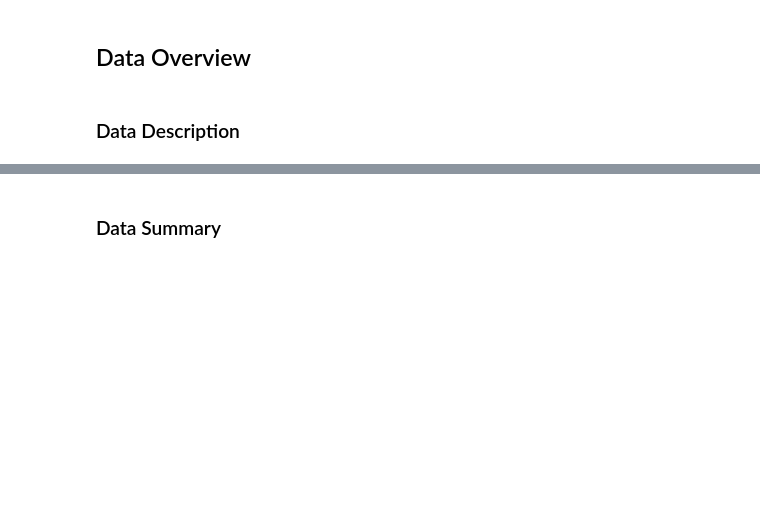
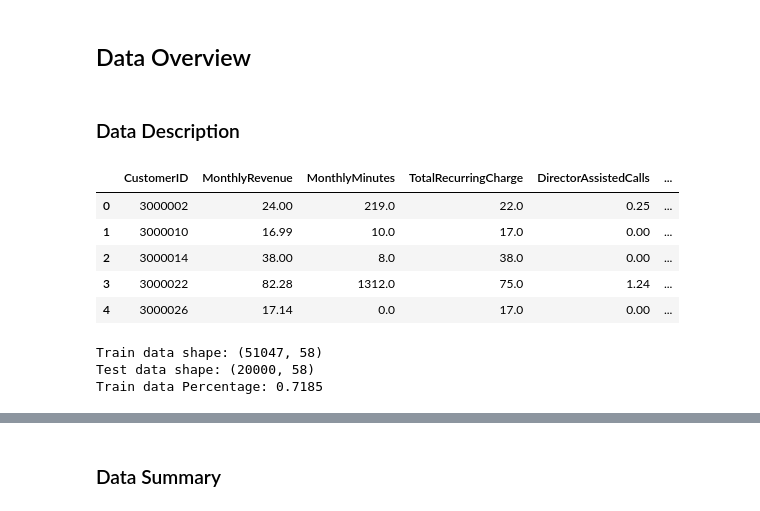
Before and after one commit to kayleeisokay/cs109a_final_project, a Jupyter notebook: MS3.ipynb, the cells around one changed output, grey strips where cells are left out. Drawn from its saved outputs; the diff is of its cells as text; code cells hidden in the pictures; blank space fills up the shorter version.

```diff
--- a/MS3.ipynb
+++ b/MS3.ipynb
@@ -30,0 +33,19 @@ test = pd.read_csv('test_clean.csv')
+# %%
+
+train.head()
+# %% [output]
+|  | CustomerID | MonthlyRevenue | MonthlyMinutes | TotalRecurringCharge | DirectorAssistedCalls | ... |
+| 0 | 3000002 | 24.00 | 219.0 | 22.0 | 0.25 | ... |
+| 1 | 3000010 | 16.99 | 10.0 | 17.0 | 0.00 | ... |
+| 2 | 3000014 | 38.00 | 8.0 | 38.0 | 0.00 | ... |
+| 3 | 3000022 | 82.28 | 1312.0 | 75.0 | 1.24 | ... |
+| 4 | 3000026 | 17.14 | 0.0 | 17.0 | 0.00 | ... |
+# %%
+#Data size
+print("Train data shape:", train.shape)
+print(f"Test data shape:", test.shape)
+print (f"Train data Percentage: {round(train.shape[0]/(train.shape[0] + test.shape[0]), 4)}")
+# %% [output]
+Train data shape: (51047, 58)
+Test data shape: (20000, 58)
+Train data Percentage: 0.7185
```
Also changed, not shown: parts of 6 cells of this notebook.
